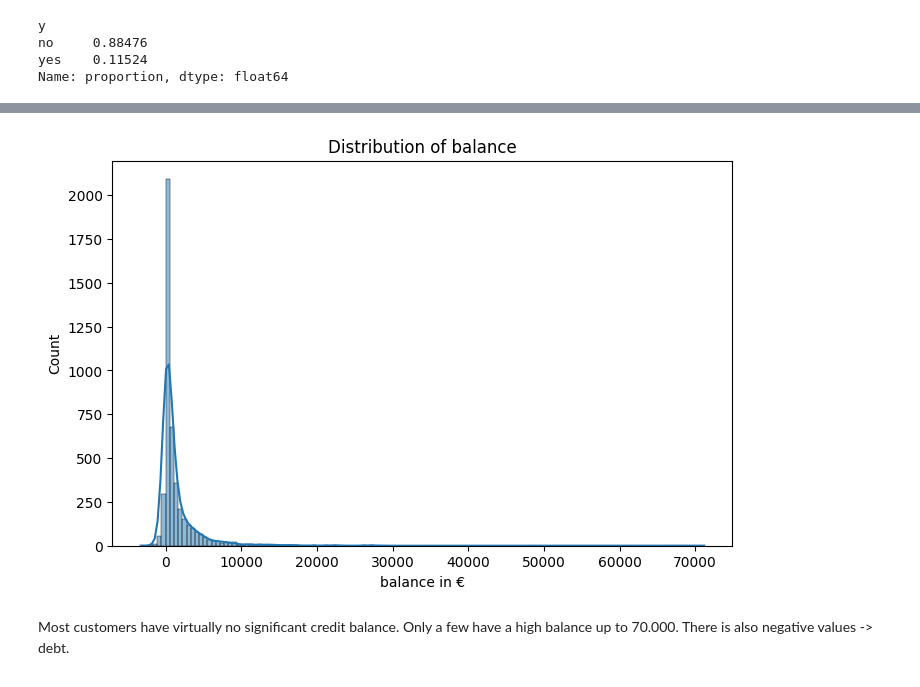
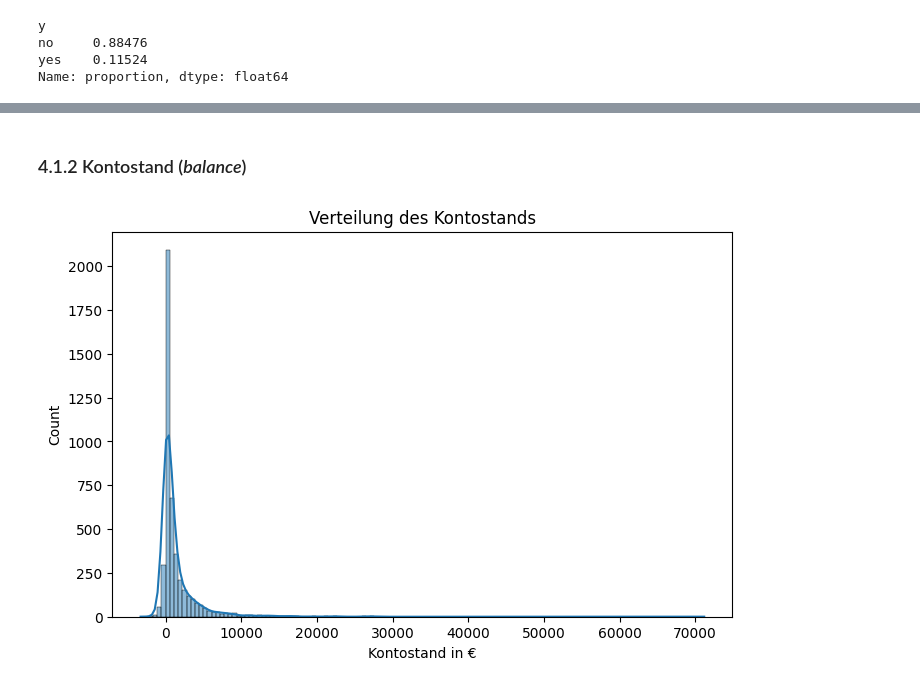
Before and after one commit to liviacy/bank-marketing-assignment, a Jupyter notebook: bank_marketing_eda.ipynb, the cells around one changed output, grey strips where cells are left out. Saved outputs shown, nothing was run; the diff lists cells and outputs as text; code cells hidden in the pictures.

```diff
--- a/bank_marketing_eda.ipynb
+++ b/bank_marketing_eda.ipynb
@@ -103,12 +165,10 @@ Most customers are between 30 and 50 years old.
+# %% [markdown]
+### 4.1.2 Kontostand (*balance*)
 # %%
 plt.figure(figsize=(8,5))
 sns.histplot(df["balance"], kde=True)
-plt.title("Distribution of balance")
-plt.xlabel("balance in €")
+plt.title("Verteilung des Kontostands")
+plt.xlabel("Kontostand in €")
 plt.show()
 # %% [output]
-[figure, old version]
+[figure, new version]
-# %% [markdown]
-Most customers have virtually no significant credit balance.
-Only a few have a high balance up to 70.000.
-There is also negative values -> debt.
```
Also changed, not shown: parts of 81 cells of this notebook.
